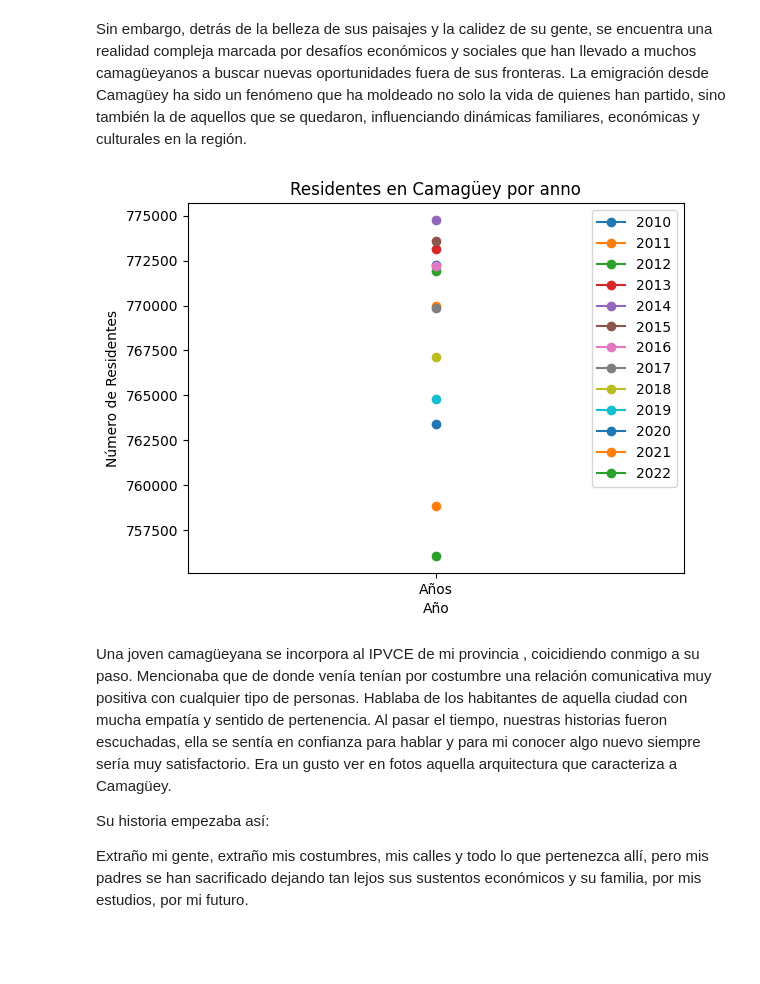
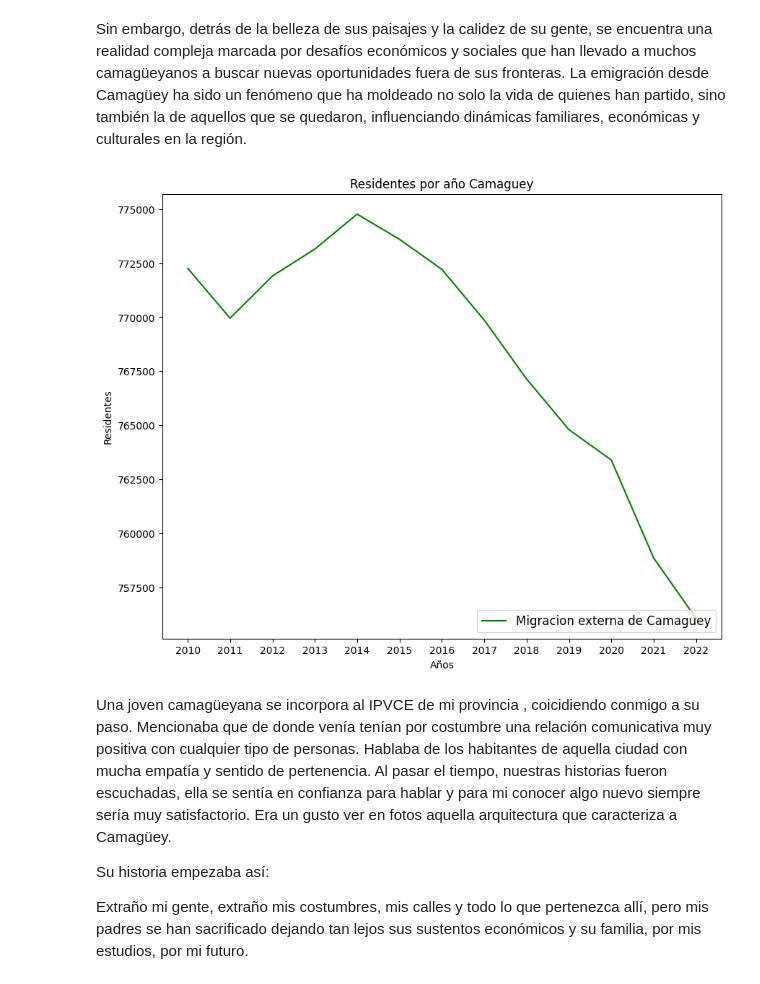
Before and after one commit to brenvaldes/-La-Ciudad-de-los-Tinajones-, a Jupyter notebook: proyecto.ipynb.ipynb, the cells around one changed output. Cells and saved outputs as stored; diff of their text form; code cells hidden in the pictures; blank space fills up the shorter version.

```diff
--- a/proyecto.ipynb.ipynb
+++ b/proyecto.ipynb.ipynb
@@ -21,27 +21,33 @@ Camaguey = pd.read_json('mijson.json')
 # %%
 #importar los datos del json
 with open('poblacionResidentePorAnnoCamaguey.json', 'r') as archivo:
     datos = json.load(archivo)
 datos = pd.read_json('poblacionResidentePorAnnoCamaguey.json')
 
 #creando matrices de los residentes de Camagüey 2010-2022
 poblacionResidentePorAnnoCamaguey = []
 annos = []
 for clave in datos["poblacionResidentePorAnnoCamaguey"].keys():
     poblacionResidentePorAnnoCamaguey.append(datos["poblacionResidentePorAnnoCamaguey"][clave])
     annos.append(clave)
+
+poblacionResidentePorAnnoCamaguey = np.array(poblacionResidentePorAnnoCamaguey)
+# creando una grafica de lineas con la tasa de migracion interna y externa de Mayabeque y promedio de la migracion interna y  externa de toda Cuba
+
+plt.figure(figsize = [10,8])
+
+plt.title("Residentes por año Camaguey")
+plt.xlabel('Años')
+plt.ylabel("Residentes")
+plt.xticks(annos)
+
+plt.plot(annos, poblacionResidentePorAnnoCamaguey, linestyle = '-', color = 'g', label = 'Migracion externa de Camaguey')
+
+plt.legend(loc = 'lower right', prop = {'size': 12})
+
+plt.show()
+# %% [output]
+[figure, added]
-# %%
-for i in range(0, len(annos)):
-    plt.plot( 'Años', poblacionResidentePorAnnoCamaguey[i], marker = 'o',linestyle = '-', label = annos[i])
-
-plt.title("Residentes en Camagüey por anno")
-plt.xlabel("Año")
-plt.ylabel("Número de Residentes")
-plt.legend(loc = 'upper right')
-#
-plt.show()
-# %% [output]
-[figure, removed]
 # %% [markdown]
 Una joven camagüeyana se incorpora al IPVCE de mi provincia , coicidiendo conmigo a su paso. Mencionaba que de donde venía tenían por costumbre una relación comunicativa muy positiva con cualquier tipo de personas. Hablaba de los habitantes de aquella ciudad con mucha empatía y sentido de pertenencia. Al pasar el tiempo, nuestras historias fueron escuchadas, ella se sentía en confianza para hablar y para mi conocer algo nuevo siempre sería muy satisfactorio. Era un gusto ver en fotos aquella arquitectura que caracteriza a Camagüey.
 
```
